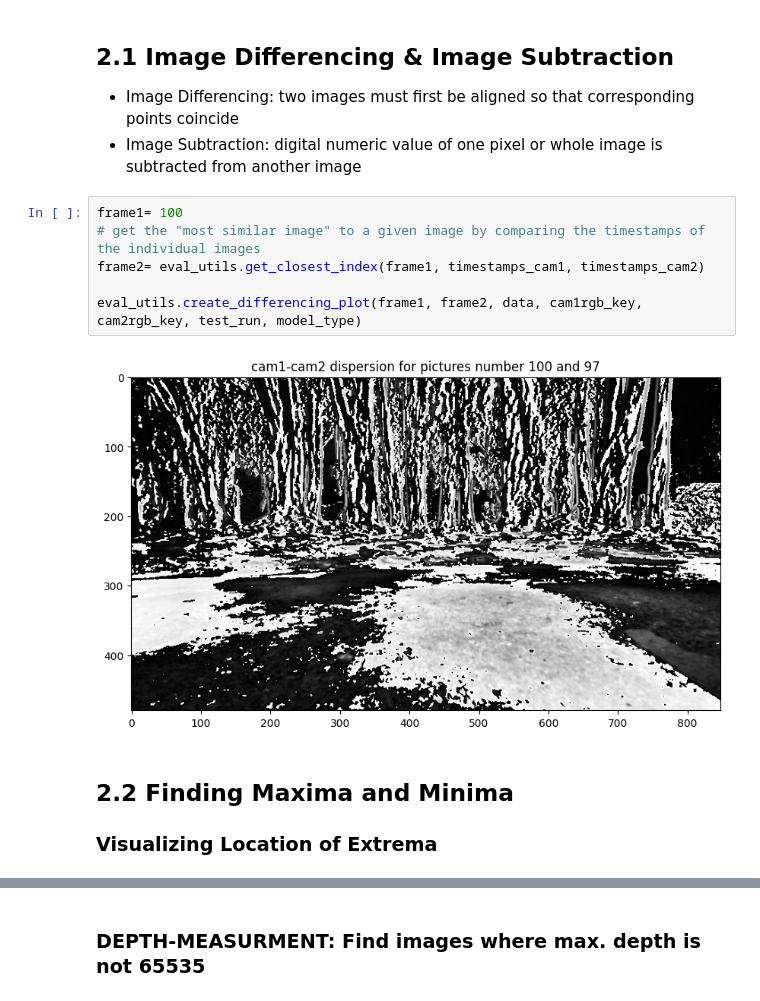
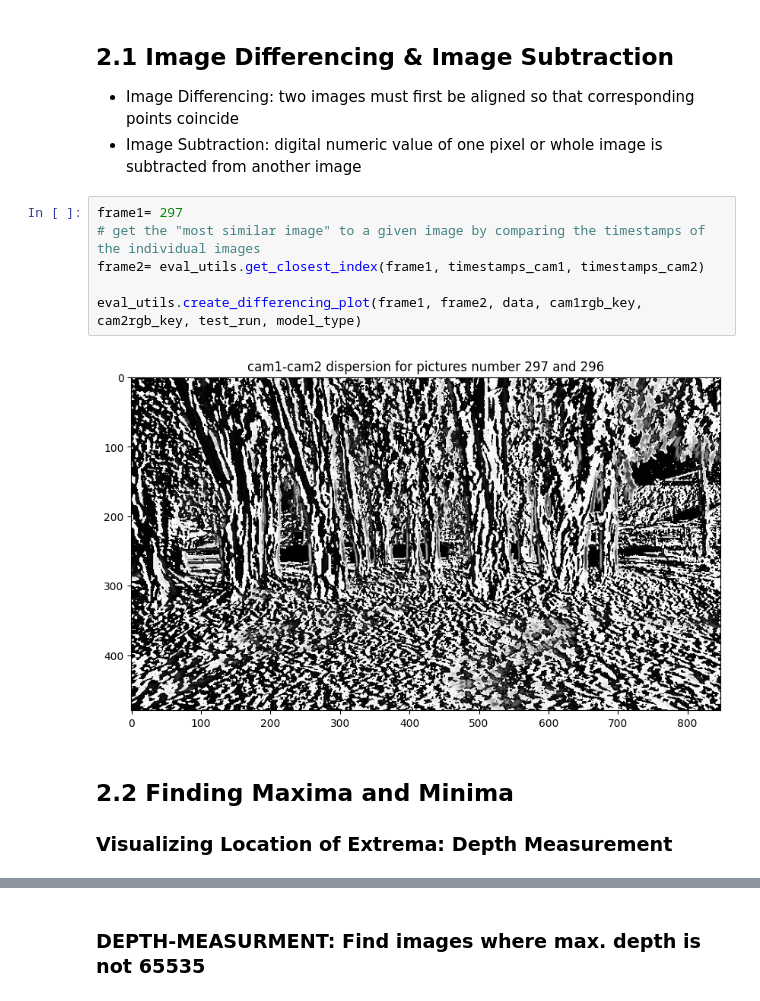
Before and after one commit to rwittmuess/Monocular_Depth_Estimation_Performance, a Jupyter notebook: eval_performance.ipynb, the cells around one changed output, grey strips where cells are left out. Cells and saved outputs as stored; diff of their text form.

```diff
--- a/eval_performance.ipynb
+++ b/eval_performance.ipynb
@@ -154,15 +149,15 @@ data = eval_utils.load_pickle(data_filename)
 * Image Differencing: two images must first be aligned so that corresponding points coincide
 * Image Subtraction: digital numeric value of one pixel or whole image is subtracted from another image
 # %%
-frame1= 100
+frame1= 297
 # get the "most similar image" to a given image by comparing the timestamps of the individual images
 frame2= eval_utils.get_closest_index(frame1, timestamps_cam1, timestamps_cam2)
 
 eval_utils.create_differencing_plot(frame1, frame2, data, cam1rgb_key, cam2rgb_key, test_run, model_type)
 # %% [output]
-[figure, old version]
+[figure, new version]
 # %% [markdown]
 ## 2.2 Finding Maxima and Minima
 
-### Visualizing Location of Extrema
+### Visualizing Location of Extrema: Depth Measurement
 # %%
```
Also changed, not shown: parts of 39 cells of this notebook.
